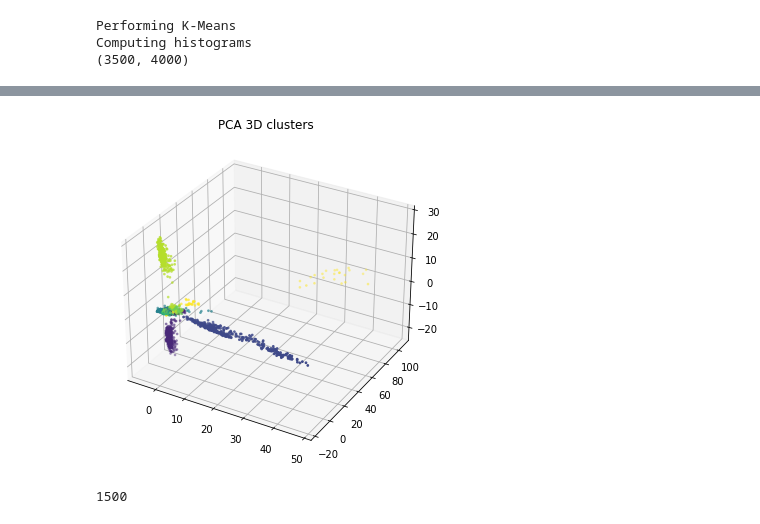
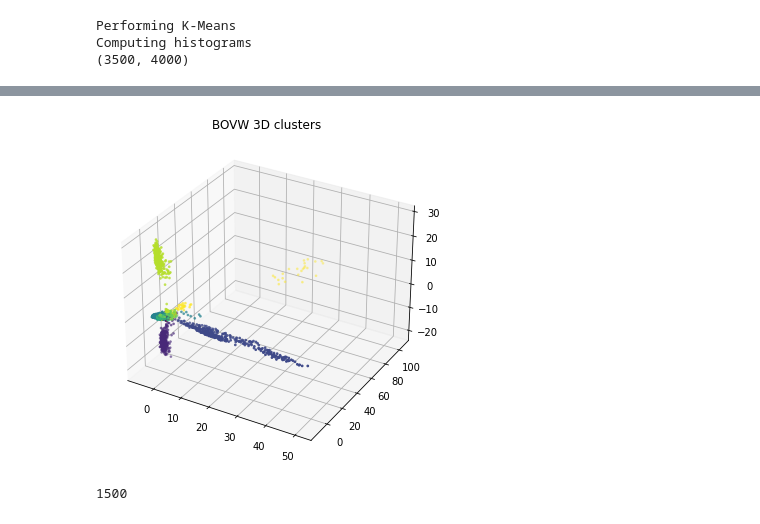
Before and after one commit to iordachebogdan/Face-Clustering, a Jupyter notebook: bovw.ipynb, the cells around one changed output, grey strips where cells are left out. Saved outputs shown, nothing was run; the diff lists cells and outputs as text; code cells hidden in the pictures.

```diff
--- a/bovw.ipynb
+++ b/bovw.ipynb
@@ -43,16 +45,16 @@ plt.show()
 # %%
 fig = plt.figure(figsize=(6, 6))
 ax = fig.add_subplot(projection='3d')
 
 pca_3 = PCA(n_components=3)
 pca_3.fit(train_features)
 train_features_3d = pca_3.transform(train_features)
 
 ax.scatter(train_features_3d[:, 0], train_features_3d[:, 1], train_features_3d[:, 2], s=3, c=train_labels, cmap="viridis")
-plt.title("PCA 3D clusters")
+plt.title("BOVW 3D clusters")
 plt.show()
 # %% [output]
-[figure, old version]
+[figure, new version]
 # %%
 test_imgs, train_labels = utils.load_test_images_cv_grayscale()
 print(len(test_imgs))
```
Also changed, not shown: parts of 2 cells of this notebook, 1 other file.
